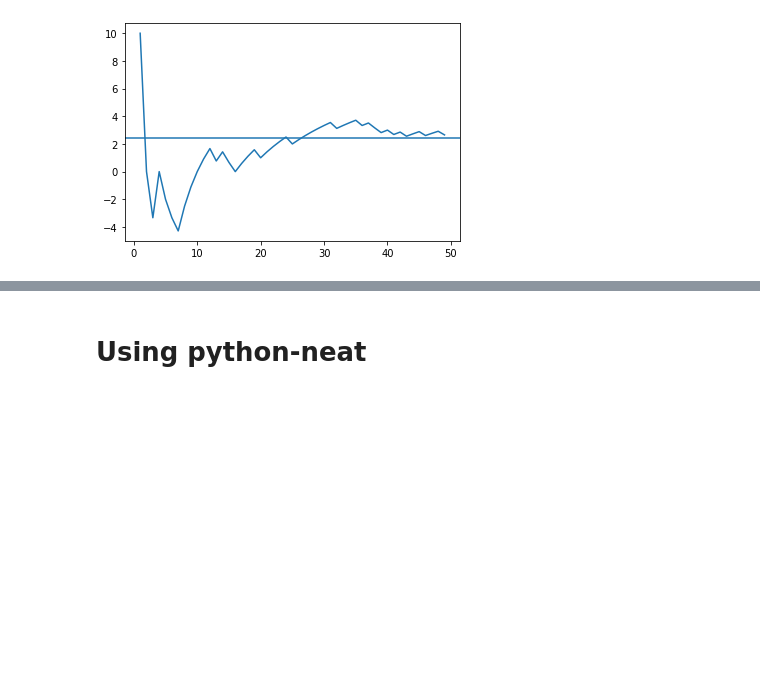
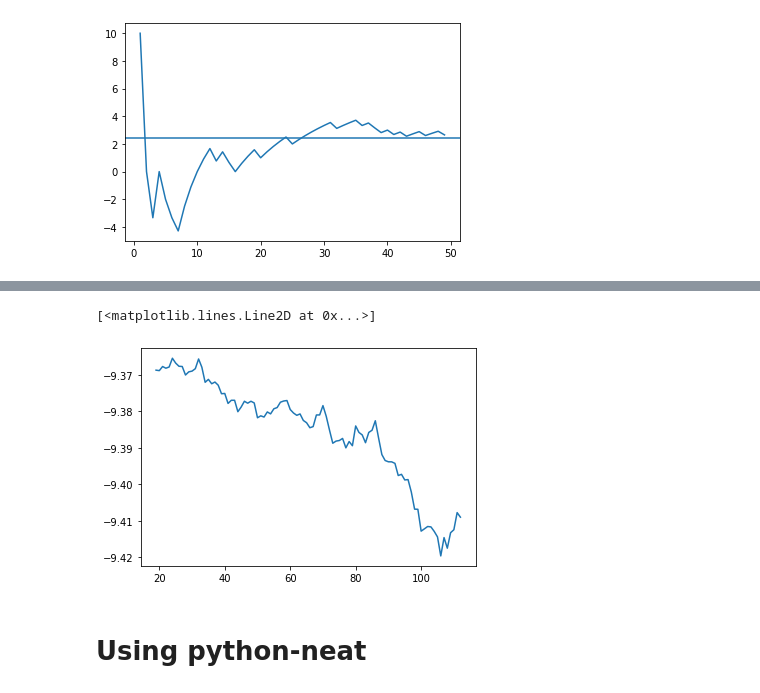
Before and after one commit to HumanCompatibleAI/better-adversarial-defenses, a Jupyter notebook: evolve.ipynb, the cells around one changed output, grey strips where cells are left out. Saved outputs shown, nothing was run; the diff lists cells and outputs as text; code cells hidden in the pictures; blank space fills up the shorter version.

```diff
--- a/evolve.ipynb
+++ b/evolve.ipynb
@@ -101,3 +118,8 @@ plt.axhline(np.mean(R))
+# %%
+plt.plot(pd.Series(stats.get_fitness_mean()).rolling(20).mean())
+# %% [output]
+[<matplotlib.lines.Line2D at 0x...>]
+[figure, added]
 # %% [markdown]
 # Using python-neat
 # %%
```
Also changed, not shown: parts of 6 cells of this notebook, 2 other files.
